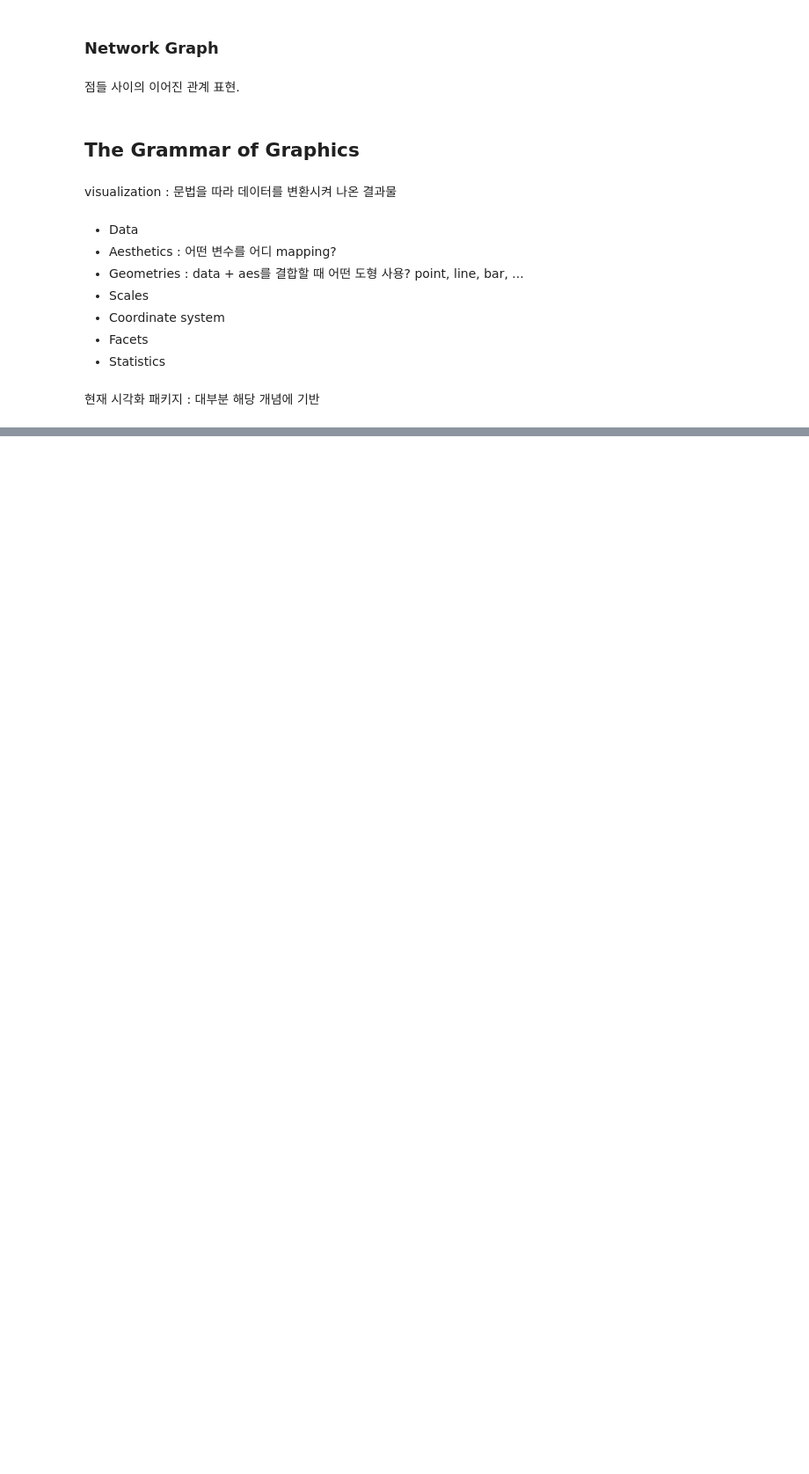
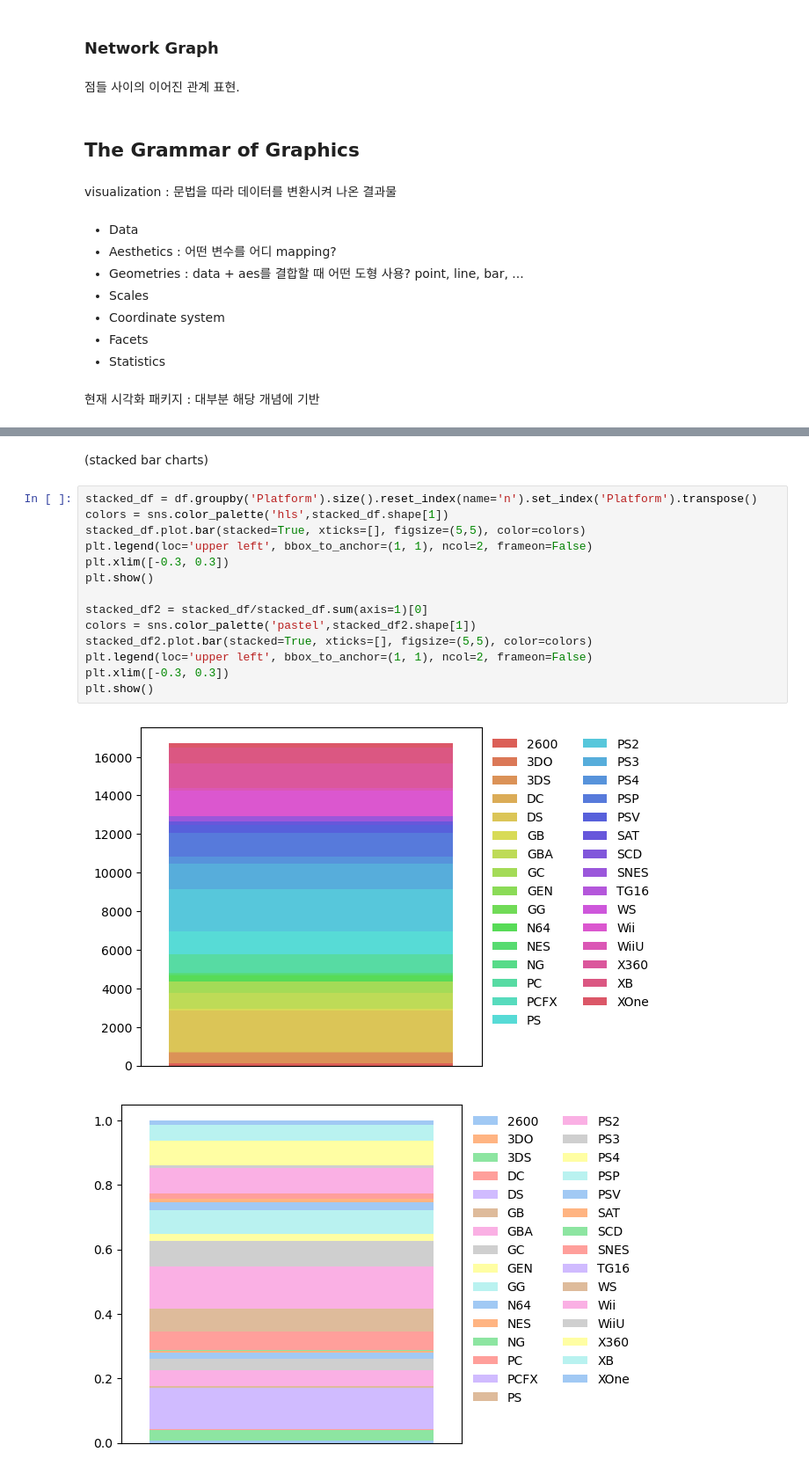
Before and after one commit to primula1323/Bigdata_Fintech, a Jupyter notebook: Visualization/Visualization_Note.ipynb, the cells around one changed output, grey strips where cells are left out. Shown at 88% size. Drawn from its saved outputs; the diff is of its cells as text; blank space fills up the shorter version.

```diff
--- a/Visualization/Visualization_Note.ipynb
+++ b/Visualization/Visualization_Note.ipynb
@@ -93,0 +401,19 @@ visualization : 문법을 따라 데이터를 변환시켜 나온 결과물
+# %% [markdown]
+(stacked bar charts)
+# %%
+stacked_df = df.groupby('Platform').size().reset_index(name='n').set_index('Platform').transpose()
+colors = sns.color_palette('hls',stacked_df.shape[1])
+stacked_df.plot.bar(stacked=True, xticks=[], figsize=(5,5), color=colors)
+plt.legend(loc='upper left', bbox_to_anchor=(1, 1), ncol=2, frameon=False)
+plt.xlim([-0.3, 0.3])
+plt.show()
+
+stacked_df2 = stacked_df/stacked_df.sum(axis=1)[0]
+colors = sns.color_palette('pastel',stacked_df2.shape[1])
+stacked_df2.plot.bar(stacked=True, xticks=[], figsize=(5,5), color=colors)
+plt.legend(loc='upper left', bbox_to_anchor=(1, 1), ncol=2, frameon=False)
+plt.xlim([-0.3, 0.3])
+plt.show()
+# %% [output]
+[figure, added]
+[figure, added]
```
Also changed, not shown: parts of 47 cells of this notebook, 5 other files.
